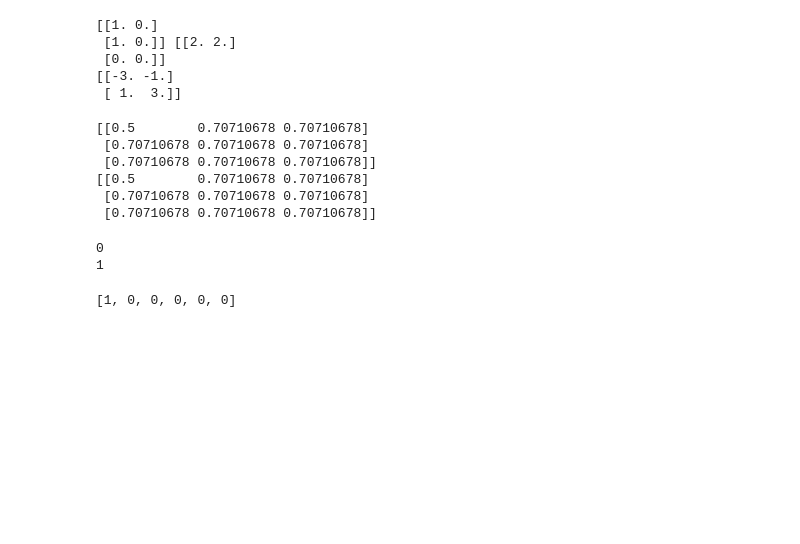
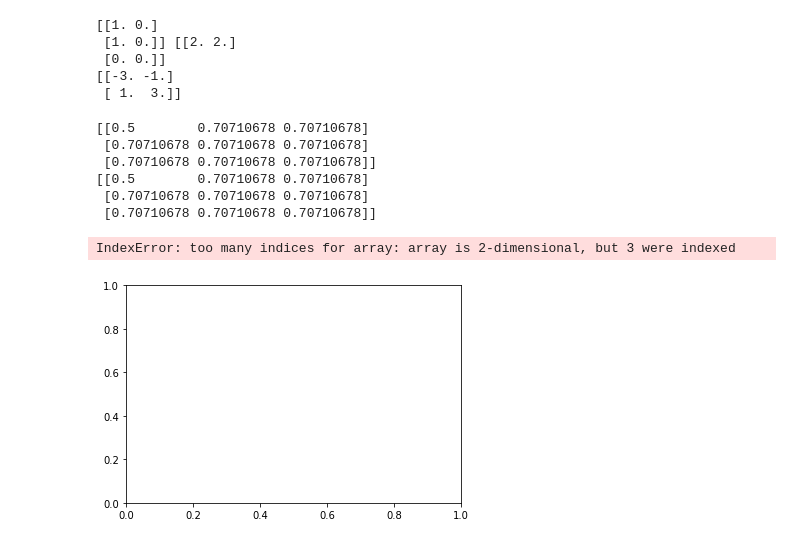
Before and after one commit to Mudhdhoo/Caltech-SURF-2023, a Jupyter notebook: test.ipynb, the cells around one changed output. Saved outputs shown, nothing was run; the diff lists cells and outputs as text; code cells hidden in the pictures; blank space fills up the shorter version.

Commit message:
added dice score and improved plotting alot

```diff
--- a/test.ipynb
+++ b/test.ipynb
@@ -133,46 +133,24 @@ print(prox[:,:,1])
 [[0.5        0.70710678 0.70710678]
  [0.70710678 0.70710678 0.70710678]
  [0.70710678 0.70710678 0.70710678]]
-# %%
-def comp_next(n, k, a, more, h, t ):
-    pass
-
-def level_to_order_open(dim_num, level):
-    pass
-
-def sparse_grid_herm_size(dim_num, level_max):
-    if level_max == 0:
-        return 1
-
-    point_num = 0
-    level_min = max(0, level_max + 1 - dim_num)
-
-    for level in range(level_min, level_max):
-        level_1d = []
-        more = False
-        h = 0
-        t = 0
-
-        while True:
-            level_1d, more, h, t = comp_next(level, dim_num, level_1d, more, h, t)
-            order_1d = level_to_order_open(dim_num, level_1d)
-
-            for dim in range(0,dim_num):
-                if level_min < level and 1 < order_1d[dim]:
-                    order_1d[dim] = order_1d[dim] - 1
-
-            point_num = point_num + np.prod(order_1d[1:dim_num])
-
-            if not more:
-                break
-
-        return point_num
-# %% [output]
-0
-1
-# %%
-a = [1]
-a.extend([0]*5)
-print(a)
-# %% [output]
-[1, 0, 0, 0, 0, 0]
+# %%
+im = Image('heart', build_y = True)
+#alphas = np.zeros([256,256])
+#alphas[:, 30:] = np.linspace(0, 1, 256-30)
+fig, ax = plt.subplots()
+color = np.ones([256,256,4])
+segmentation = np.zeros([256,256])
+segmentation[100:150, 100:150, :] = 1
+
+color[:,:,0] = 0.2
+color[:,:,1] = 0.5
+color[:,:,2] = 0.7
+
+
+
+alphas = np.ones([3,256,256])*0.6
+ax.imshow(color)
+ax.imshow(color)
+# %% [output]
+IndexError: too many indices for array: array is 2-dimensional, but 3 were indexed
+[figure, added]
```
Also changed, not shown: parts of 2 cells of this notebook, 8 other files.
